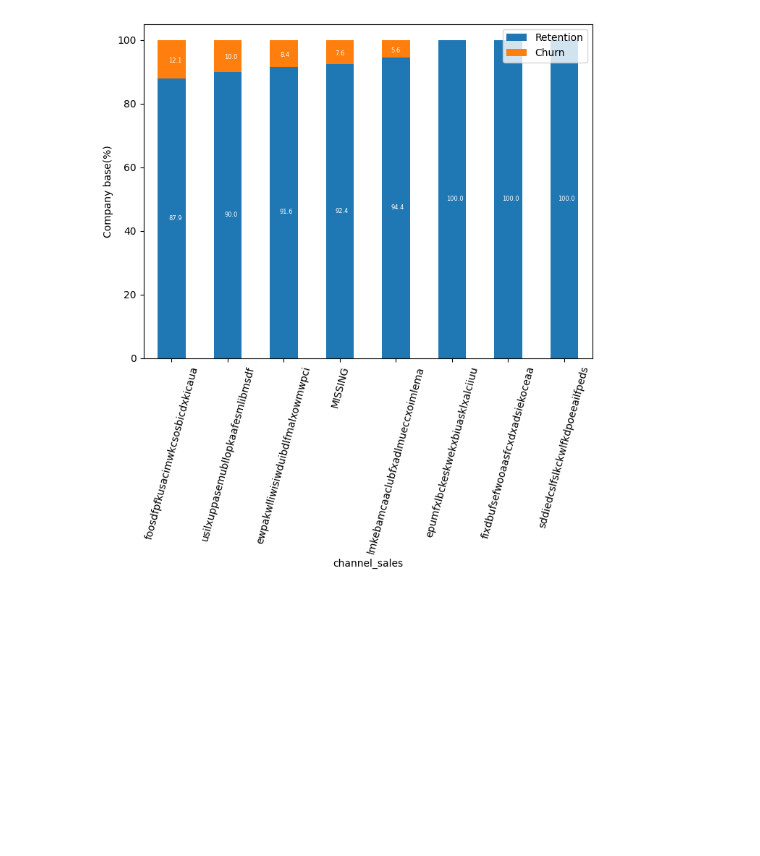
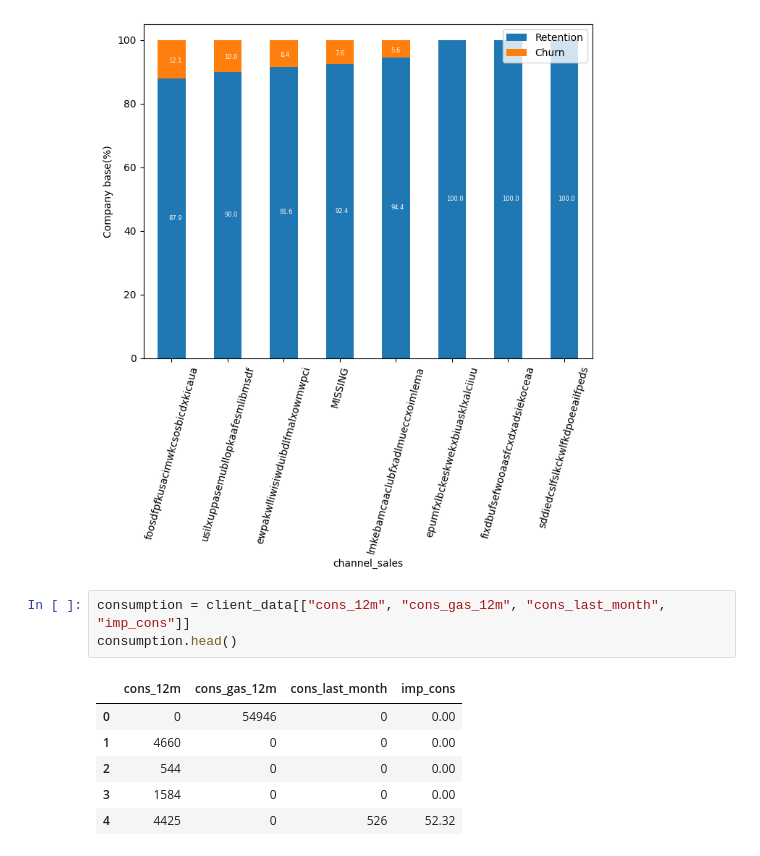
Before and after one commit to konyeinmg/BCG_virtual_intern, a Jupyter notebook: analysis.ipynb, the cells around one changed output. Saved outputs shown, nothing was run; the diff lists cells and outputs as text; blank space fills up the shorter version.

```diff
--- a/analysis.ipynb
+++ b/analysis.ipynb
@@ -254,3 +254,13 @@ plt.ylabel('Company base(%)')
 # %% [output]
 Text(0, 0.5, 'Company base(%)')
 [figure]
+# %%
+consumption = client_data[["cons_12m", "cons_gas_12m", "cons_last_month", "imp_cons"]]
+consumption.head()
+# %% [output]
+|  | cons_12m | cons_gas_12m | cons_last_month | imp_cons |
+| 0 | 0 | 54946 | 0 | 0.00 |
+| 1 | 4660 | 0 | 0 | 0.00 |
+| 2 | 544 | 0 | 0 | 0.00 |
+| 3 | 1584 | 0 | 0 | 0.00 |
+| 4 | 4425 | 0 | 526 | 52.32 |
```
Also changed, not shown: parts of 4 cells of this notebook.
